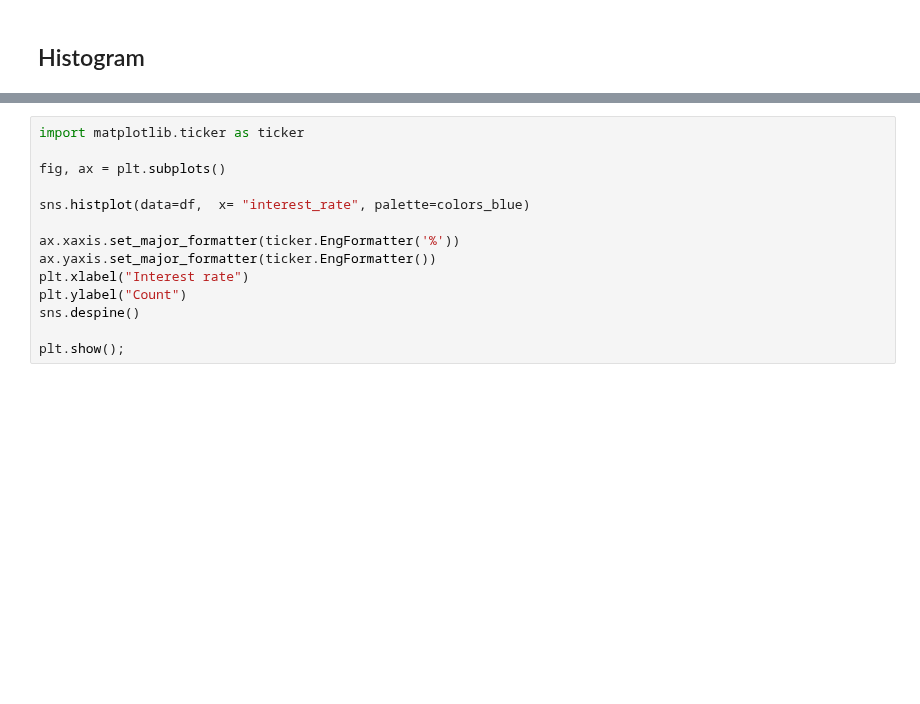
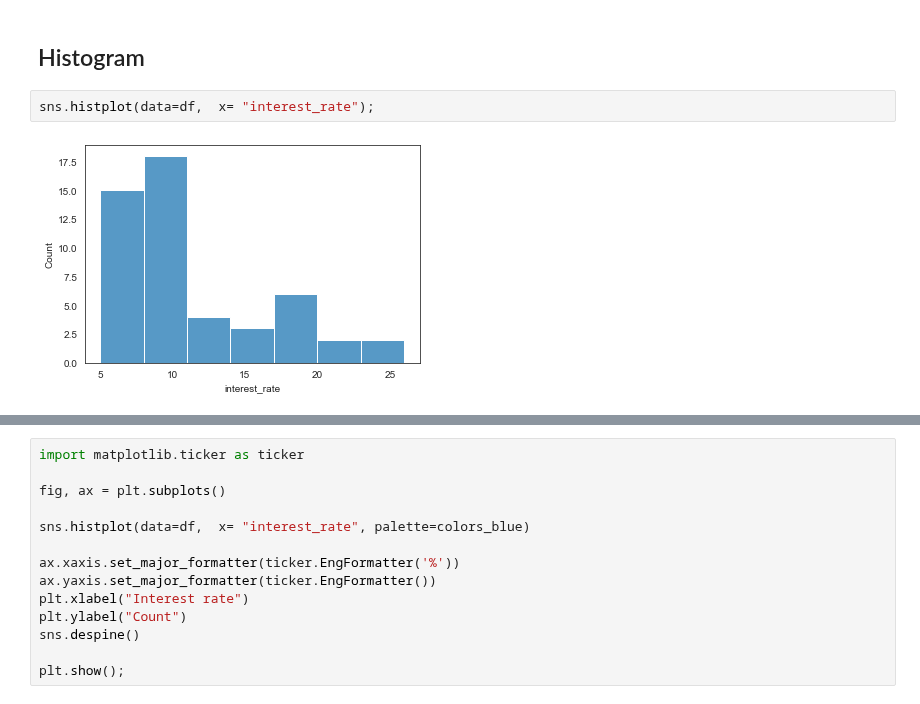
Before and after one commit to kirenz/eda, a Jupyter notebook: 05-5-box-plot.ipynb, the cells around one changed output, grey strips where cells are left out. Drawn from its saved outputs; the diff is of its cells as text; blank space fills up the shorter version.

```diff
--- a/05-5-box-plot.ipynb
+++ b/05-5-box-plot.ipynb
@@ -32,3 +22,7 @@ df = pd.read_csv(ROOT + DATA)
 df["interest_rate"] = df["interest_rate"].astype("int64")
 # %% [markdown]
 ## Histogram
+# %%
+sns.histplot(data=df,  x= "interest_rate");
+# %% [output]
+[figure, added]
```
Also changed, not shown: parts of 9 cells of this notebook.
